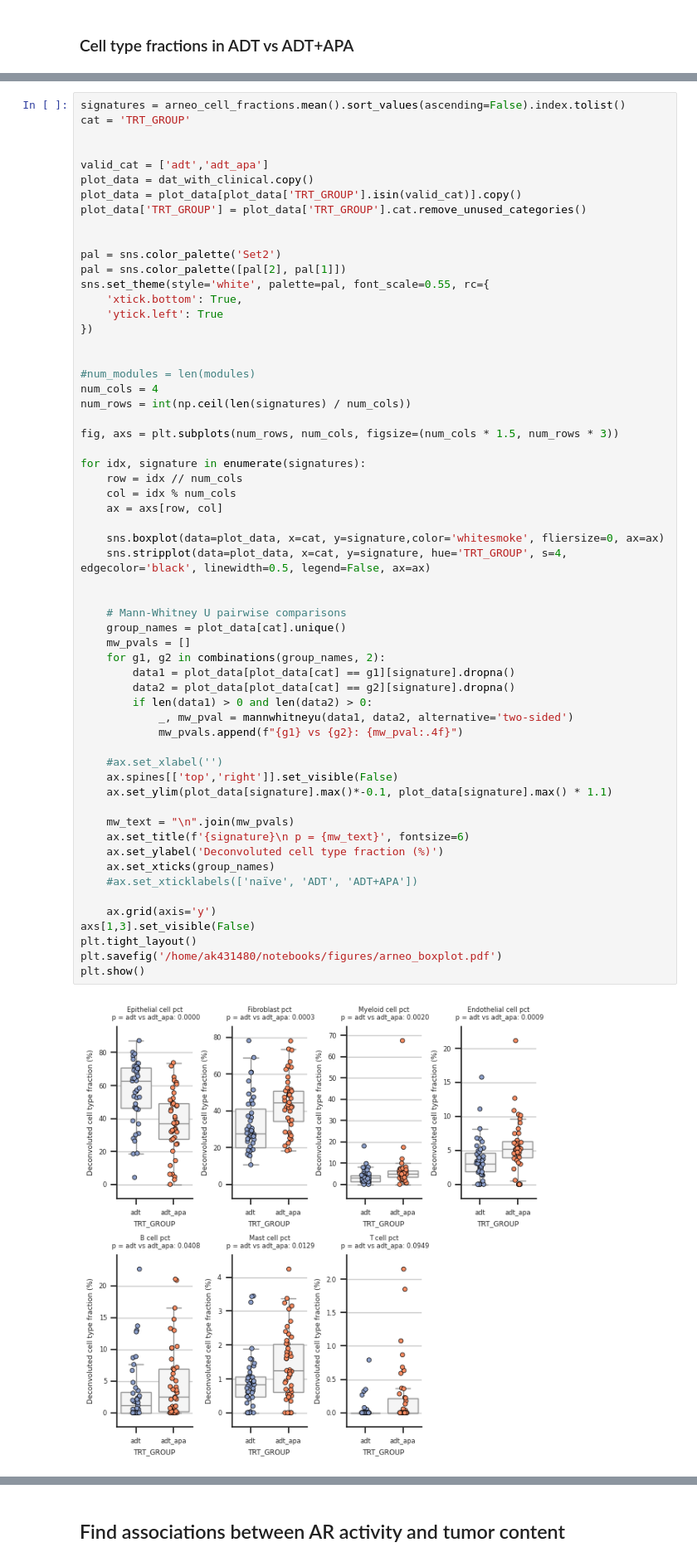
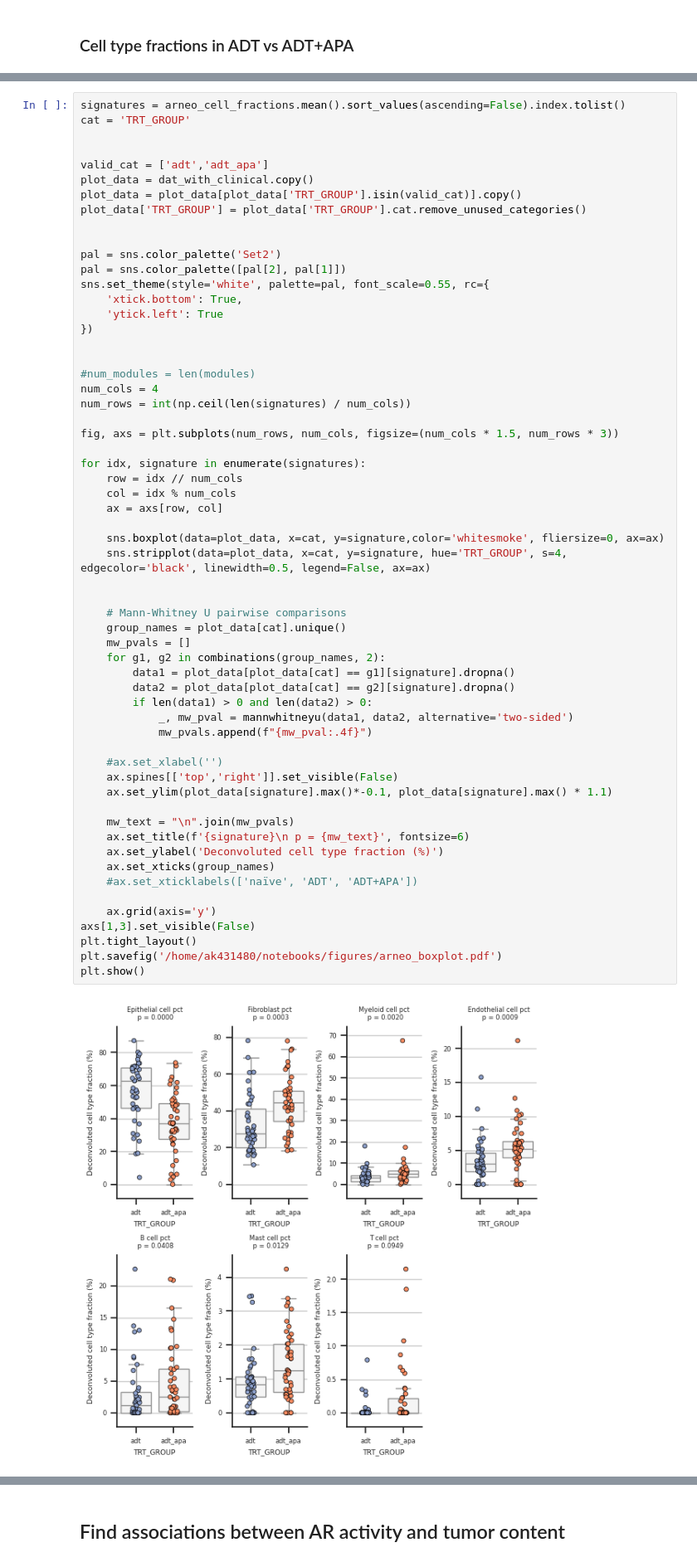
Before and after one commit to akiviaho/prostate_cancer_plasticity, a Jupyter notebook: ARNEO_enrichment_analysis.ipynb, the cells around one changed output, grey strips where cells are left out. Shown at 83% size. Cells and saved outputs as stored; diff of their text form.

```diff
--- a/ARNEO_enrichment_analysis.ipynb
+++ b/ARNEO_enrichment_analysis.ipynb
@@ -275,32 +468,32 @@ for idx, signature in enumerate(signatures):
 
     sns.boxplot(data=plot_data, x=cat, y=signature,color='whitesmoke', fliersize=0, ax=ax)
     sns.stripplot(data=plot_data, x=cat, y=signature, hue='TRT_GROUP', s=4, edgecolor='black', linewidth=0.5, legend=False, ax=ax)
 
 
     # Mann-Whitney U pairwise comparisons
     group_names = plot_data[cat].unique()
     mw_pvals = []
     for g1, g2 in combinations(group_names, 2):
         data1 = plot_data[plot_data[cat] == g1][signature].dropna()
         data2 = plot_data[plot_data[cat] == g2][signature].dropna()
         if len(data1) > 0 and len(data2) > 0:
             _, mw_pval = mannwhitneyu(data1, data2, alternative='two-sided')
-            mw_pvals.append(f"{g1} vs {g2}: {mw_pval:.4f}")
+            mw_pvals.append(f"{mw_pval:.4f}")
 
     #ax.set_xlabel('')
     ax.spines[['top','right']].set_visible(False)
     ax.set_ylim(plot_data[signature].max()*-0.1, plot_data[signature].max() * 1.1)
 
     mw_text = "\n".join(mw_pvals)
     ax.set_title(f'{signature}\n p = {mw_text}', fontsize=6)
     ax.set_ylabel('Deconvoluted cell type fraction (%)')
     ax.set_xticks(group_names)
     #ax.set_xticklabels(['naïve', 'ADT', 'ADT+APA'])
 
     ax.grid(axis='y')
 axs[1,3].set_visible(False)
 plt.tight_layout()
 plt.savefig('/home/ak431480/notebooks/figures/arneo_boxplot.pdf')
 plt.show()
 # %% [output]
-[figure, old version]
+[figure, new version]
```
Also changed, not shown: parts of 125 cells of this notebook.
